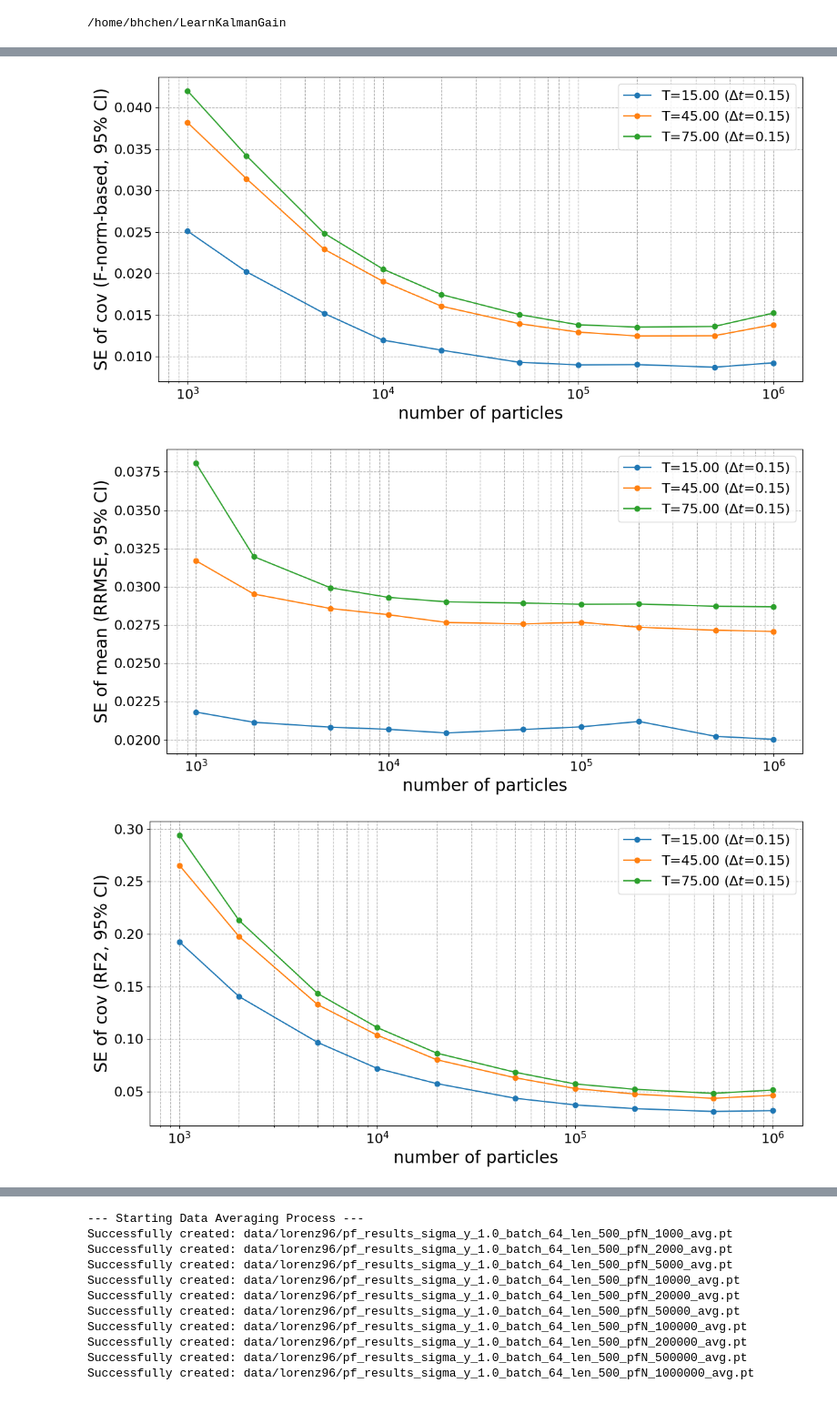
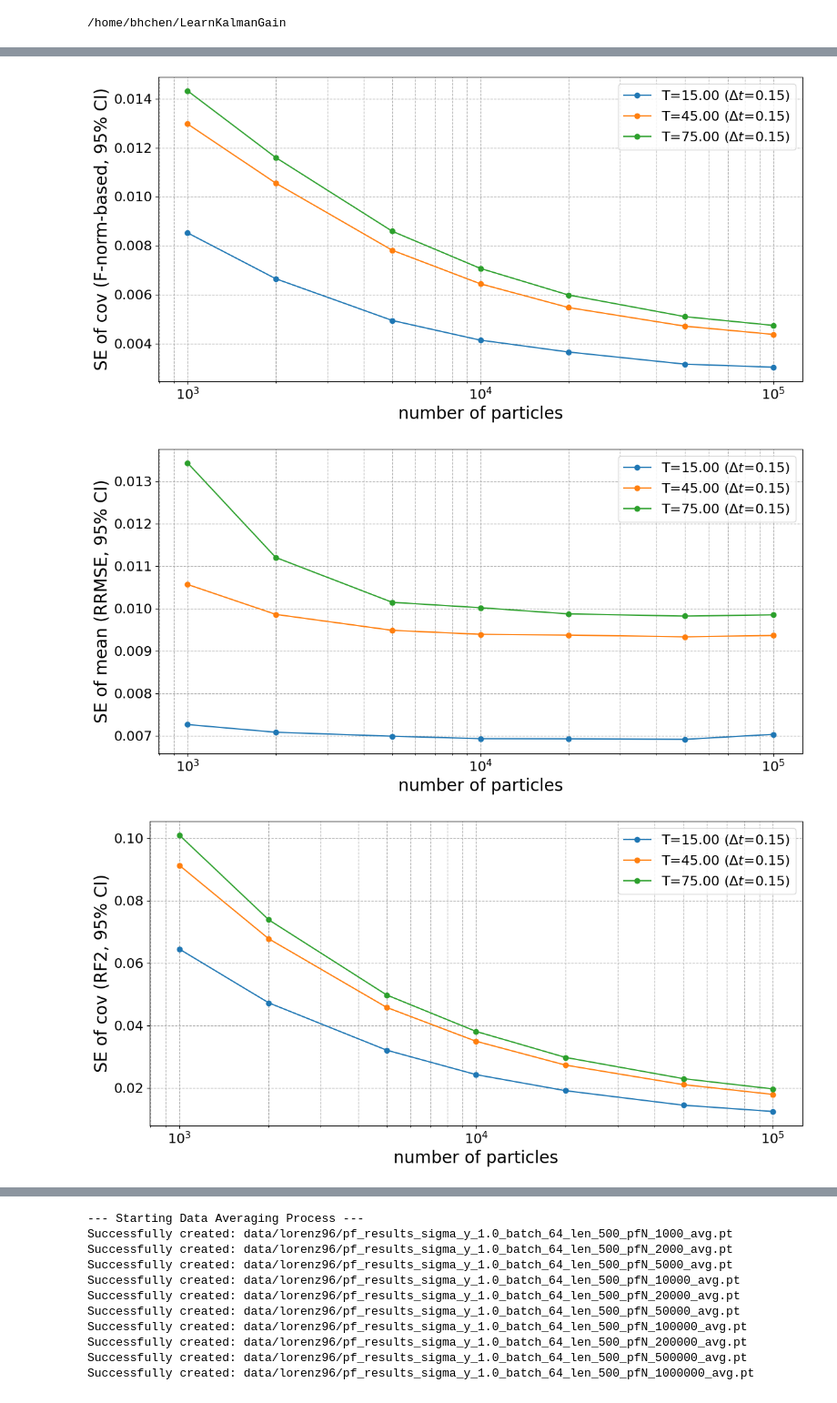
Before and after one commit to wispcarey/Proper-Scoring-Ensemble-Filter, a Jupyter notebook: test_notebooks/pf_exam.ipynb, the cells around one changed output, grey strips where cells are left out. Shown at 91% size. Cells and saved outputs as stored; diff of their text form; code cells hidden in the pictures.

```diff
--- a/test_notebooks/pf_exam.ipynb
+++ b/test_notebooks/pf_exam.ipynb
@@ -9,8 +9,8 @@ import matplotlib.pyplot as plt
 import math
 
 # --- Configuration ---
-pf_N_list = [1000, 2000, 5000, 10000, 20000, 50000, 100000, 200000, 500000, 1000000]
-seed_list = [0, 1, 2, 3, 4, 5, 6, 7, 8, 9, 42]
+pf_N_list = [1000, 2000, 5000, 10000, 20000, 50000, 100000]
+seed_list = torch.arange(100)
 max_t_list = [100, 300, 500]
 
 # Make dataset name a variable and build data_dir via f-string
@@ -154,7 +154,7 @@ for max_t in max_t_list:
 
         # Optional: print a quick sanity line for a large N
         T_physical = max_t * dt
-        if pf_N == 1_000_000:
+        if pf_N == 100_000:
             print(f"Results for T={T_physical:.2f}, pf_N={pf_N}:")
             print(f"  SE of Mean (RMSE-based): {SE_rmse_mean_list[-1]:.6g}")
             print(f"  SE of Cov (F-norm-based): {SE_f2_cov_list[-1]:.6g}")
@@ -237,8 +237,8 @@ import matplotlib.pyplot as plt
 import math
 
 # --- Configuration ---
-pf_N_list = [1000, 2000, 5000, 10000, 20000, 50000, 100000, 200000, 500000, 1000000]
-seed_list = [0, 1, 2, 3, 4, 5, 6, 7, 8, 9, 42]
+pf_N_list = [1000, 2000, 5000, 10000, 20000, 50000, 100000]
+seed_list = torch.arange(100)
 max_t_list = [100, 300, 500]
 
 # Make dataset name a variable and build data_dir via f-string
@@ -382,7 +382,7 @@ for max_t in max_t_list:
 
         # Optional: print a quick sanity line for a large N
         T_physical = max_t * dt
-        if pf_N == 1_000_000:
+        if pf_N == 100_000:
             print(f"Results for T={T_physical:.2f}, pf_N={pf_N}:")
             print(f"  SE of Mean (RMSE-based): {SE_rmse_mean_list[-1]:.6g}")
             print(f"  SE of Cov (F-norm-based): {SE_f2_cov_list[-1]:.6g}")
@@ -457,6 +457,6 @@ Successfully created: data/rossler/pf_results_sigma_y_1.0_batch_64_len_500_pfN_1
-[figure, old version]
+[figure, new version]
-[figure, old version]
+[figure, new version]
-[figure, old version]
+[figure, new version]
 --- Plotting Complete ---
 # %%
 import torch
```
Also changed, not shown: parts of 3 cells of this notebook, 11 other files.
